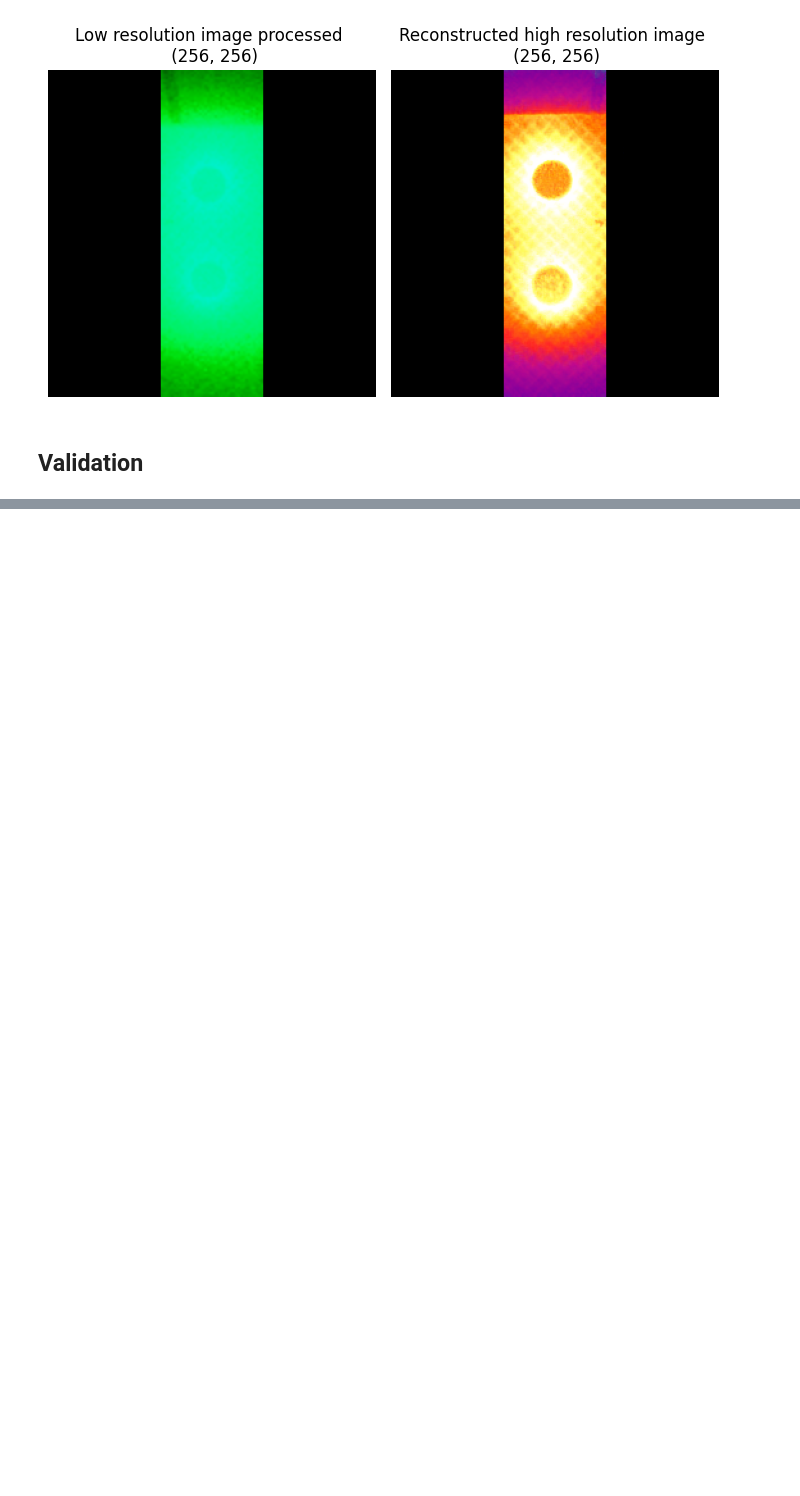
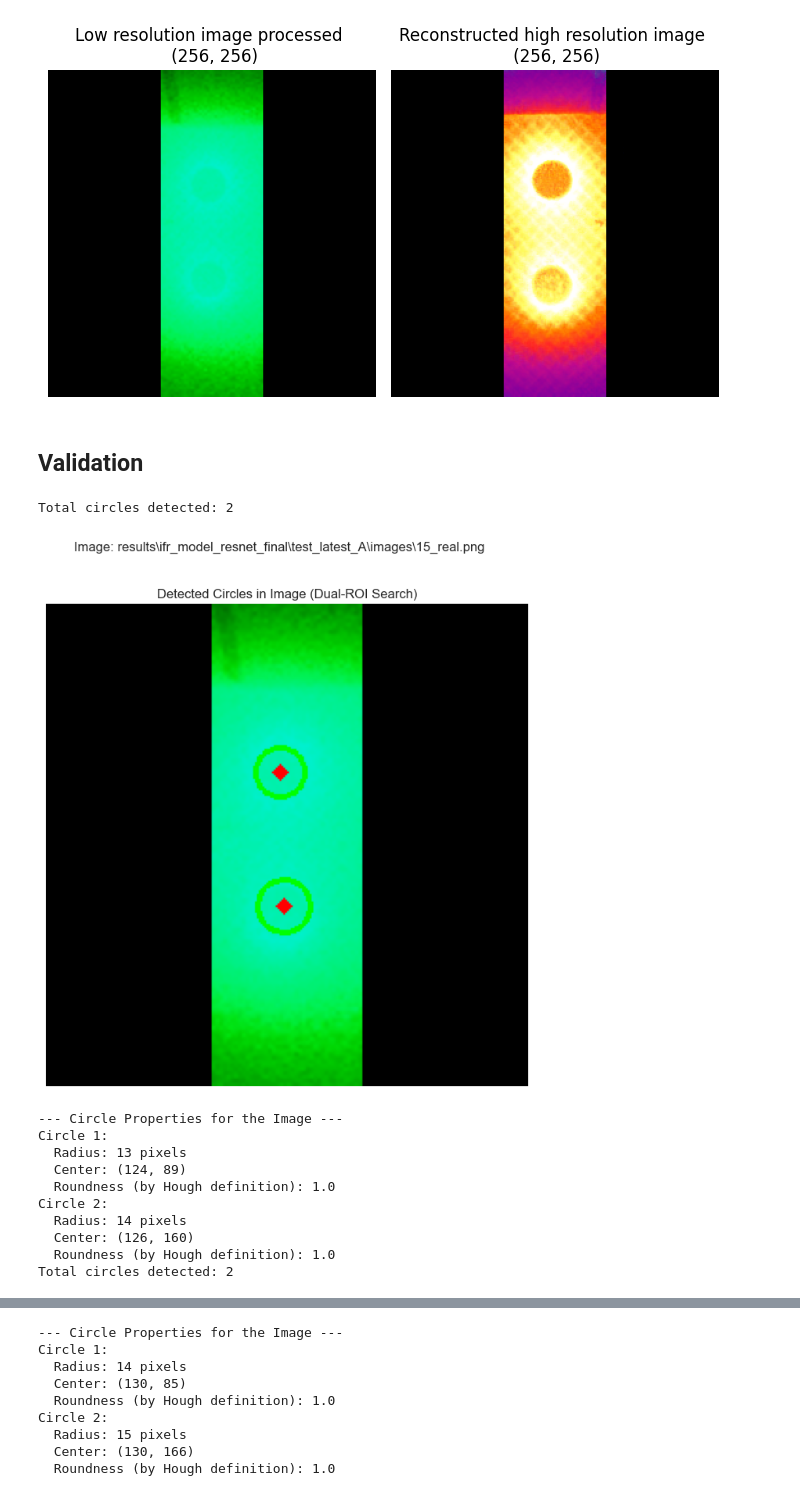
Before and after one commit to PierreHollebeque/02456_DL_Project, a Jupyter notebook: main.ipynb, the cells around one changed output, grey strips where cells are left out. Cells and saved outputs as stored; diff of their text form; code cells hidden in the pictures; blank space fills up the shorter version.

Commit message:
validation in the main nb

```diff
--- a/Main_Project.ipynb
+++ b/main.ipynb
@@ -283,3 +290,24 @@ plt.show()
 [figure]
 # %% [markdown]
 ## Validation
+# %%
+from util.plot_validation import extract_circles, plot_distributions
+import os
+image_path_a = "results\\ifr_model_resnet_final\\test_latest_A\\images\\"
+image_path_b = "results\\ifr_model_resnet_final\\test_latest_B\\images\\"
+
+_ = extract_circles(os.path.join(image_path_a, '15_real.png'),image_type='low',plot=True)
+_ = extract_circles(os.path.join(image_path_b, '15_real.png'),image_type='high',plot=True)
+# %% [output]
+Total circles detected: 2
+[figure, added]
+--- Circle Properties for the Image ---
+Circle 1:
+  Radius: 13 pixels
+  Center: (124, 89)
+  Roundness (by Hough definition): 1.0
+Circle 2:
+  Radius: 14 pixels
+  Center: (126, 160)
+  Roundness (by Hough definition): 1.0
+Total circles detected: 2
@@ -285,0 +315,9 @@ plt.show()
+--- Circle Properties for the Image ---
+Circle 1:
+  Radius: 14 pixels
+  Center: (130, 85)
+  Roundness (by Hough definition): 1.0
+Circle 2:
+  Radius: 15 pixels
+  Center: (130, 166)
+  Roundness (by Hough definition): 1.0
```
Also changed, not shown: parts of 4 cells of this notebook, 5 other files.
